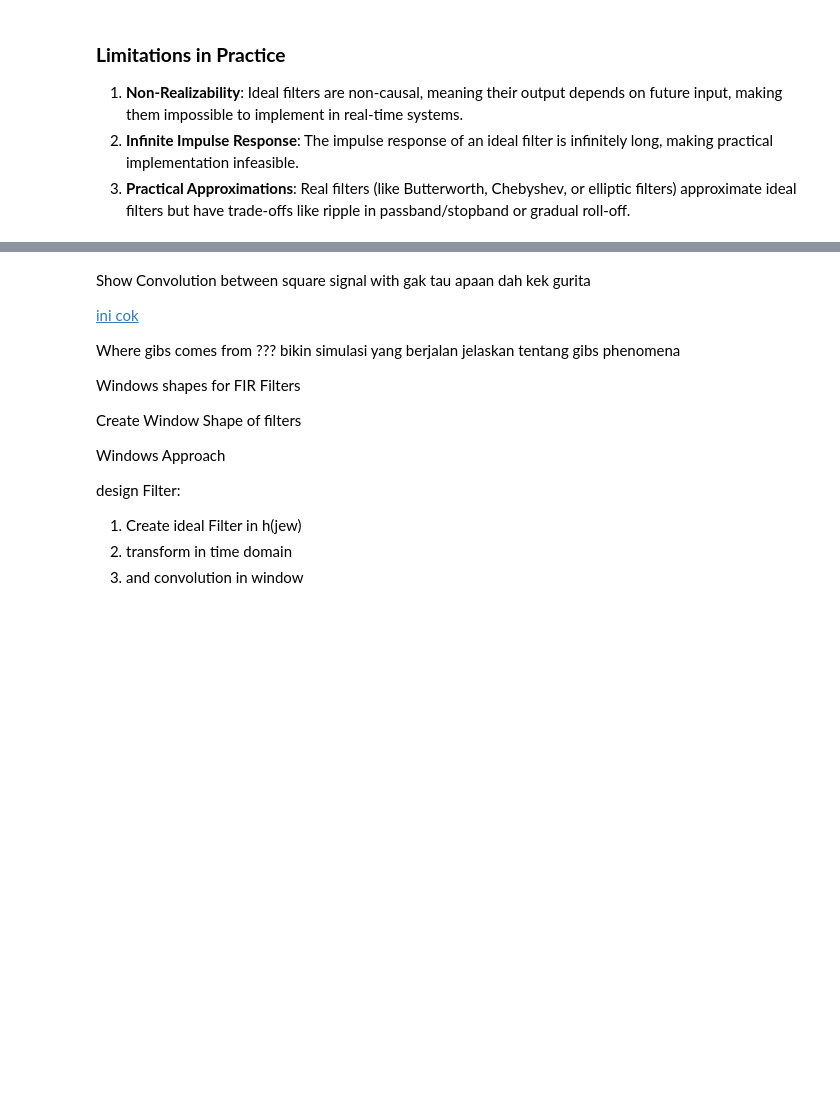
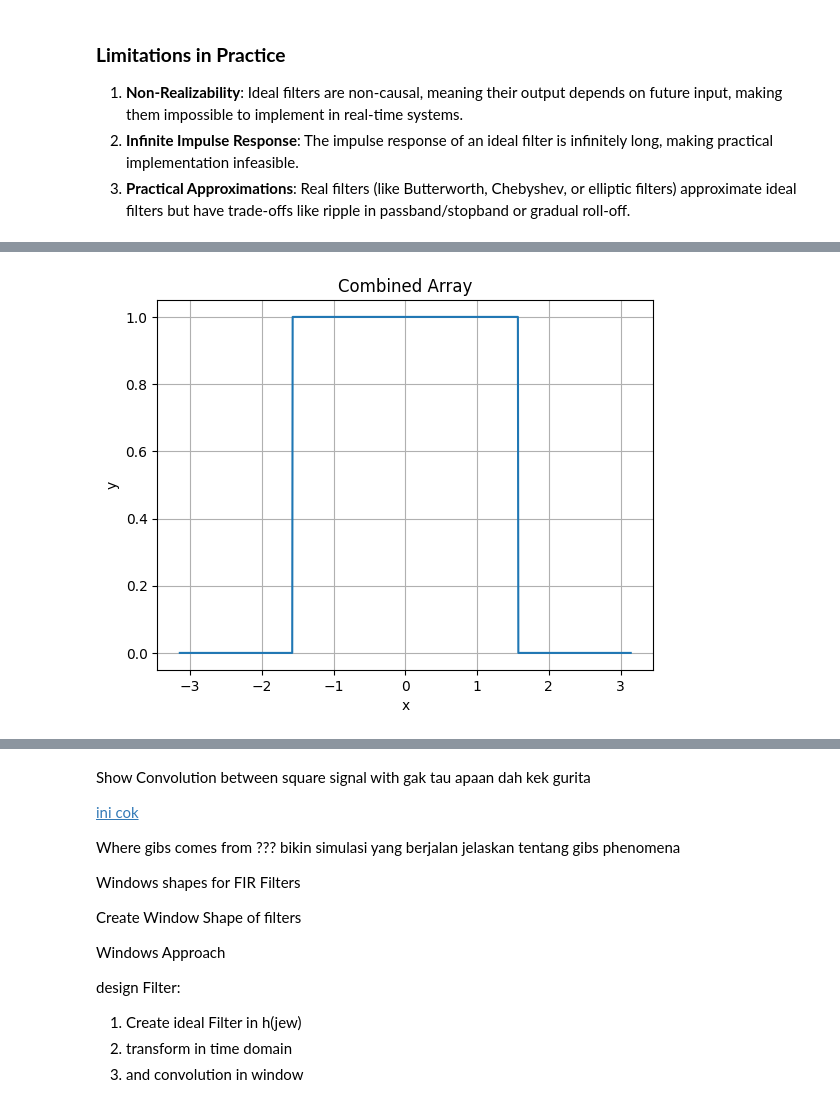
Before and after one commit to zharfanw/zhongshan_dsp_python, a Jupyter notebook: 11_Filter_Introduction.ipynb, the cells around one changed output, grey strips where cells are left out. Drawn from its saved outputs; the diff is of its cells as text; code cells hidden in the pictures; blank space fills up the shorter version.

```diff
--- a/11_Filter_Introduction.ipynb
+++ b/11_Filter_Introduction.ipynb
@@ -182,0 +262,18 @@ $
+# %%
+# prompt: create array 1000 point from -\pi to \pi, then with create array 250 zeros array, 500 ones array, 250 zeros array
+
+import numpy as np
+
+# Create an array of 1000 points from -π to π
+x = np.linspace(-np.pi, np.pi, 1000)
+
+# Create the combined array
+combined_array = np.concatenate((np.zeros(250), np.ones(500), np.zeros(250)))
+
+plt.plot(x, combined_array)
+plt.xlabel('x')
+plt.ylabel('y')
+plt.title('Combined Array')
+plt.grid(True)
+# %% [output]
+[figure, added]
```
Also changed, not shown: parts of 7 cells of this notebook.
